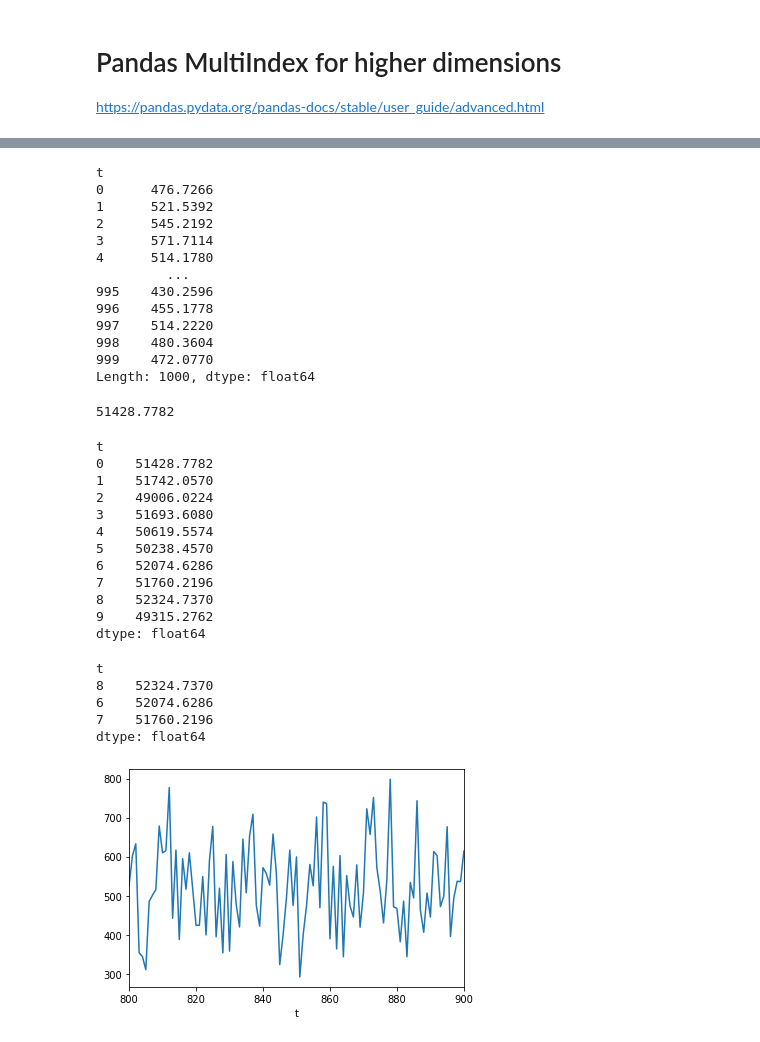
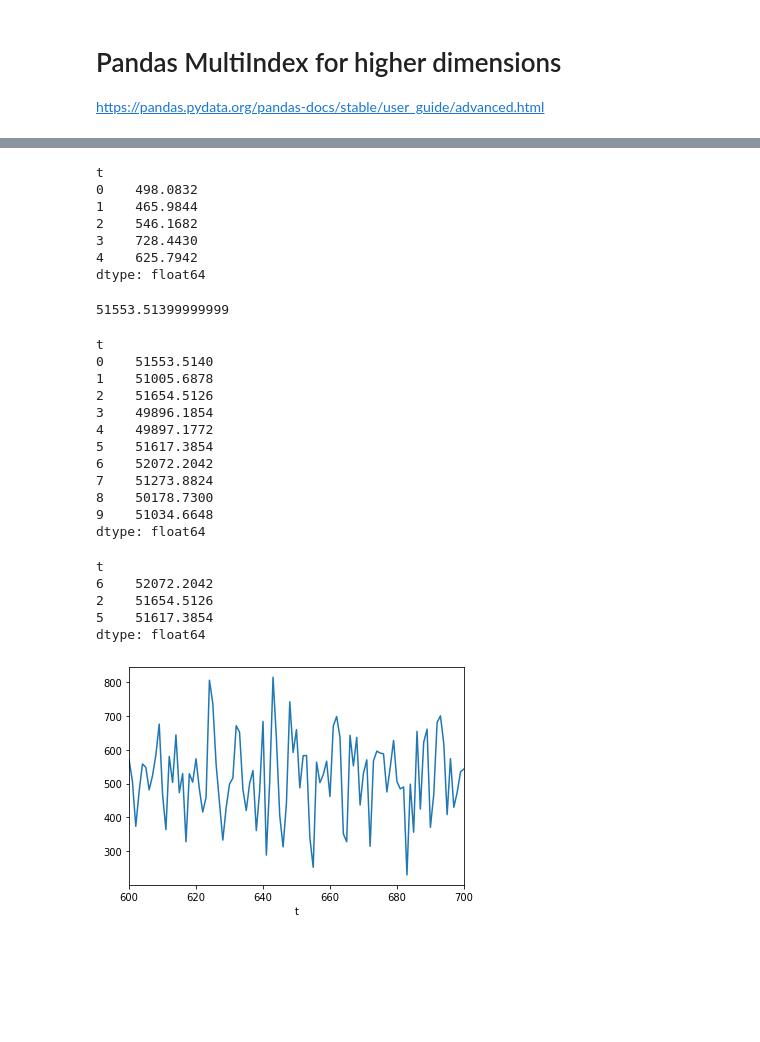
Before and after one commit to Aprillion/python-solar, a Jupyter notebook: 2019-11-05.ipynb, the cells around one changed output, grey strips where cells are left out. Cells and saved outputs as stored; diff of their text form; code cells hidden in the pictures; blank space fills up the shorter version.

```diff
--- a/2019-11-05.ipynb
+++ b/2019-11-05.ipynb
@@ -92,10 +182,11 @@ tripple,name
 # %% [markdown]
 # Pandas MultiIndex for higher dimensions
 https://pandas.pydata.org/pandas-docs/stable/user_guide/advanced.html
+# %%
+data = np.random.randint(0, 256, (4000, 3))
 # %%
-xs = np.arange(2)
-ys = np.arange(2)
+xs = [0, 1]
+ys = [0, 1]
 ts = np.arange(1000)
 
 index = pd.MultiIndex.from_product([ts, xs, ys], names=['t', 'x', 'y'])
-index
@@ -120,5 +193,5 @@ MultiIndex([(  0, 0, 0),
 # %%
-df = pd.DataFrame(np.random.randint(0, 256, (len(index), 3)), index=index, columns=['r', 'g', 'b'])
+df = pd.DataFrame(data, index=index, columns=['r', 'g', 'b'])
 df
 # %% [output]
 |  |  |  | r | g | b |
@@ -168,49 +240,43 @@ Length: 4000, dtype: float64
 # %%
 totals = luminance.sum(level='t')
-totals
+totals.head()
 # %% [output]
 t
-0      476.7266
-1      521.5392
-2      545.2192
-3      571.7114
-4      514.1780
-         ...
-995    430.2596
-996    455.1778
-997    514.2220
-998    480.3604
-999    472.0770
-Length: 1000, dtype: float64
+0    498.0832
+1    465.9844
+2    546.1682
+3    728.4430
+4    625.7942
+dtype: float64
 # %%
 totals.head(100).sum()
 # %% [output]
-51428.7782
+51553.51399999999
 # %%
 big_picture = totals.groupby(totals.index // 100).sum()
 big_picture
 # %% [output]
 t
-0    51428.7782
-1    51742.0570
-2    49006.0224
-3    51693.6080
-4    50619.5574
-5    50238.4570
-6    52074.6286
-7    51760.2196
-8    52324.7370
-9    49315.2762
+0    51553.5140
+1    51005.6878
+2    51654.5126
+3    49896.1854
+4    49897.1772
+5    51617.3854
+6    52072.2042
+7    51273.8824
+8    50178.7300
+9    51034.6648
 dtype: float64
 # %%
 big_picture.sort_values(ascending=False).head(3)
 # %% [output]
 t
-8    52324.7370
-6    52074.6286
-7    51760.2196
+6    52072.2042
+2    51654.5126
+5    51617.3854
 dtype: float64
 # %%
-ax = totals[800:901].plot.line()
+ax = totals[600:701].plot.line()
 # %% [output]
-[figure, old version]
+[figure, new version]
```
Also changed, not shown: parts of 22 cells of this notebook, 2 other files.
